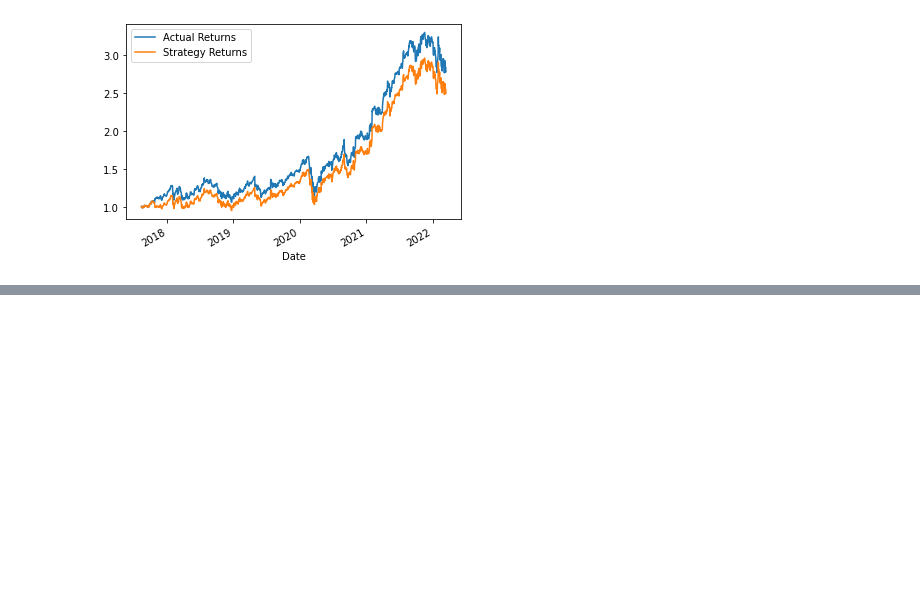
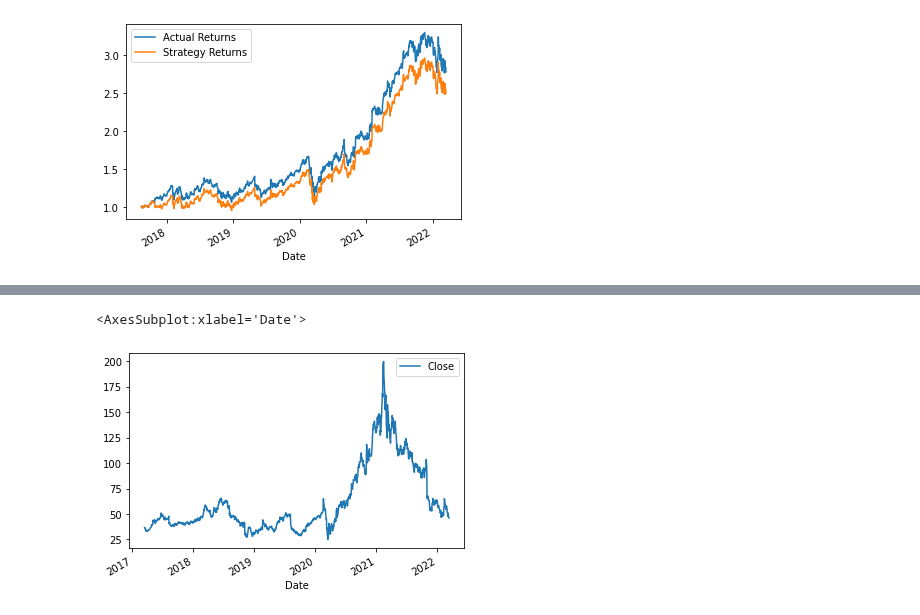
Before and after one commit to Phil-Hills/Project-2, a Jupyter notebook: Google2.ipynb, the cells around one changed output, grey strips where cells are left out. Saved outputs shown, nothing was run; the diff lists cells and outputs as text; code cells hidden in the pictures; blank space fills up the shorter version.

```diff
--- a/Google2.ipynb
+++ b/Google2.ipynb
@@ -374,3 +374,9 @@ display(predictions1_df.tail())
 # %% [output]
 <AxesSubplot:xlabel='Date'>
 [figure]
+# %%
+zillow_df = pd.read_csv(Path("/Users/Hockenbery/fintech/Python_Project/Project-2/z.csv"),
+    #index_col='Date',
+    infer_datetime_format=True,
+    parse_dates=True
+)
@@ -376,0 +392,2 @@ display(predictions1_df.tail())
+# %%
+zillow_df.drop(columns=['Close'], inplace=True)
@@ -376,0 +403,2 @@ display(predictions1_df.tail())
+# %%
+zillow_df.index.name = 'Date'
@@ -376,0 +415,5 @@ display(predictions1_df.tail())
+# %%
+zillow_df.plot(y='Close')
+# %% [output]
+<AxesSubplot:xlabel='Date'>
+[figure, added]
```
Also changed, not shown: parts of 38 cells of this notebook.
